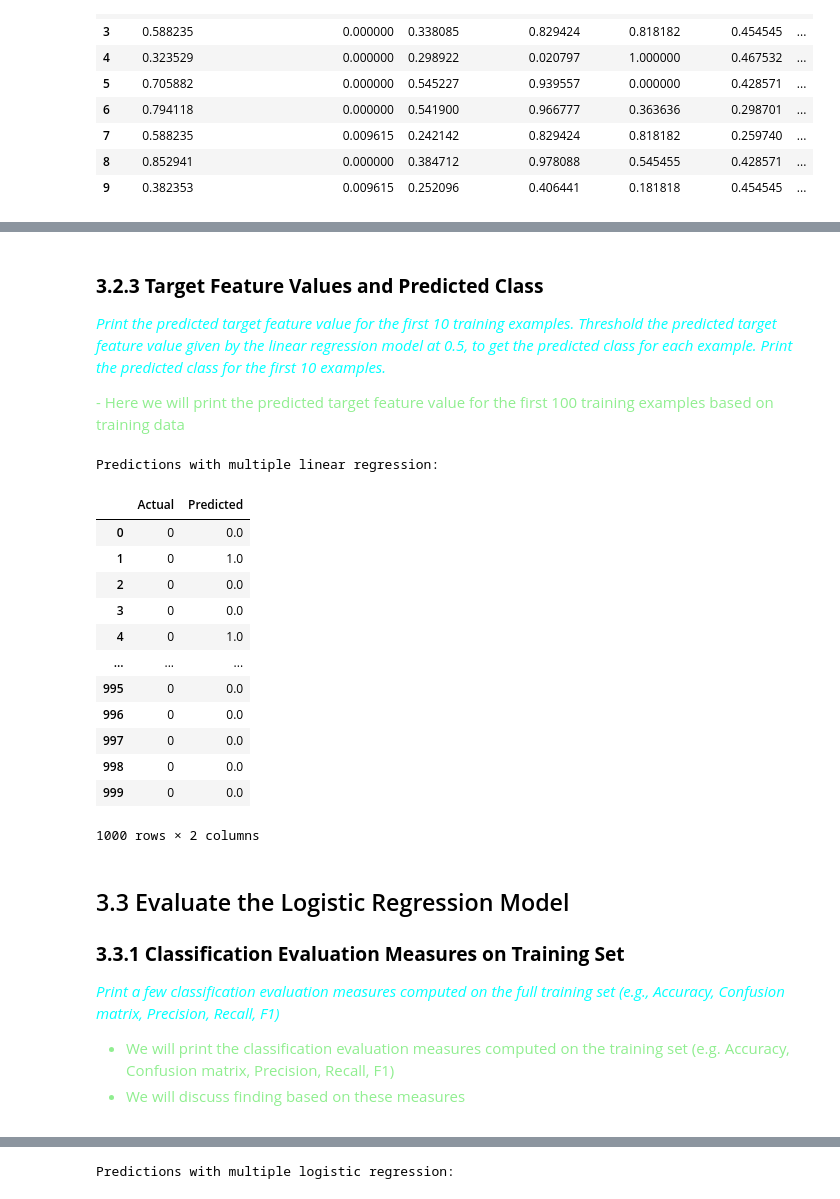
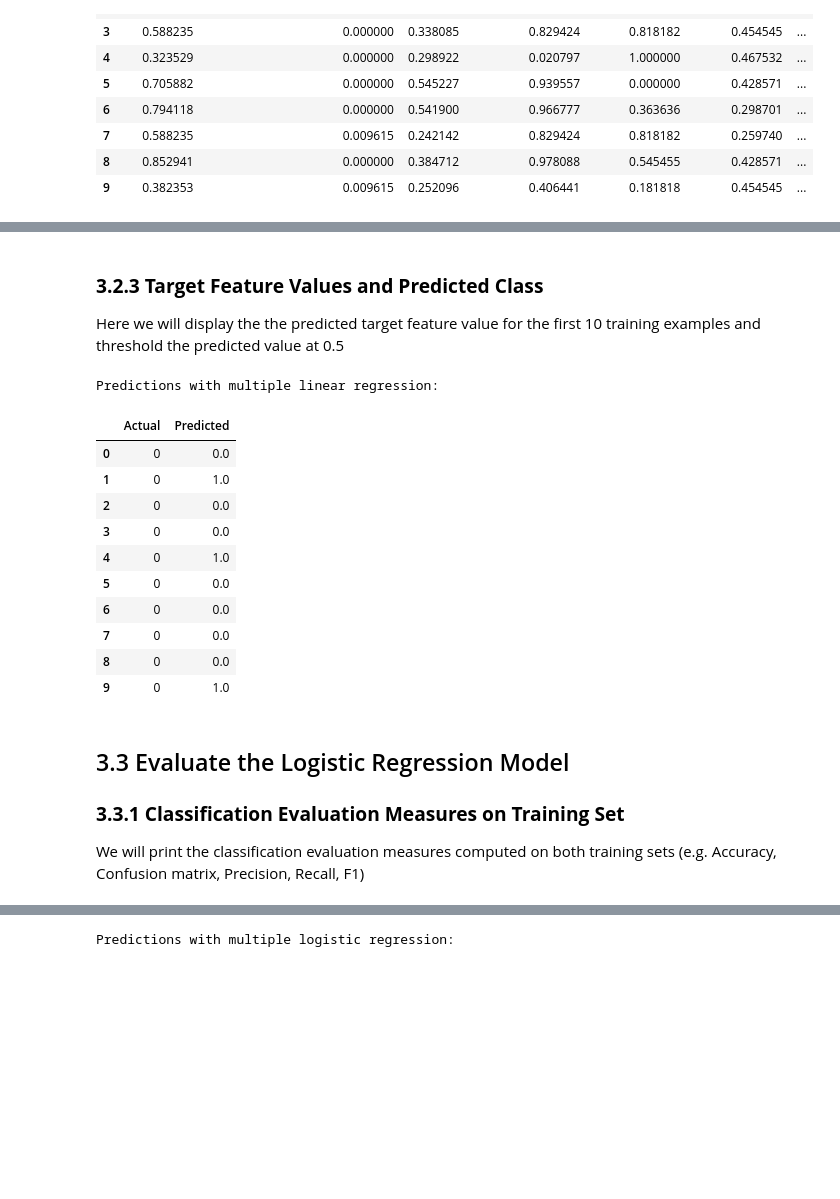
Before and after one commit to tlopesx/Assignment-2, a Jupyter notebook: 22202398_Submission/22202398-Homework2-Notebook.ipynb, the cells around one changed output, grey strips where cells are left out. Saved outputs shown, nothing was run; the diff lists cells and outputs as text; code cells hidden in the pictures; blank space fills up the shorter version.

```diff
--- a/22202398_Submission/22202398-Homework2-Notebook.ipynb
+++ b/22202398_Submission/22202398-Homework2-Notebook.ipynb
@@ -1695,45 +1718,35 @@ display(HTML(tabulate(sorted_feature_coefficients, headers=['Features', 'Coeffic
 # %% [markdown]
 
 ### **3.2.3 Target Feature Values and Predicted Class**
-<span style="color: cyan; font-style: italic;">  Print the predicted target feature value for the first 10 training examples. Threshold the predicted target feature value given by the linear regression model at 0.5, to get the predicted class for each example. Print the predicted class for the first 10 examples.</span>
 
-<div style="color: lightgreen">
-- Here we will print the predicted target feature value for the first 100 training examples based on training data
-</div>
+Here we will display the the predicted target feature value for the first 10 training examples and threshold the predicted value at 0.5
 # %%
 # calculate the prediction and threshold the value. If >= 0.5 its true
 multiple_logisticreg_predictions_train_log = (multiple_logisticreg.predict(X_train_log)>= 0.5) * 1.0
 multiple_logisticreg_predictions_train = (multiple_logisticreg.predict(X_train)>= 0.5) * 1.0
 
 print("\nPredictions with multiple linear regression: \n")
 actual_vs_predicted_multiplelogisticreg = pd.concat([pd.DataFrame(y_train_log, columns=['Actual']), pd.DataFrame(multiple_logisticreg_predictions_train, columns=['Predicted'])], axis=1)
 
-actual_vs_predicted_multiplelogisticreg.head(1000)
+actual_vs_predicted_multiplelogisticreg.head(10)
 # %% [output]
 Predictions with multiple linear regression:
 |  | Actual | Predicted |
 | 0 | 0 | 0.0 |
 | 1 | 0 | 1.0 |
 | 2 | 0 | 0.0 |
 | 3 | 0 | 0.0 |
 | 4 | 0 | 1.0 |
-| ... | ... | ... |
-| 995 | 0 | 0.0 |
-| 996 | 0 | 0.0 |
-| 997 | 0 | 0.0 |
-| 998 | 0 | 0.0 |
-| 999 | 0 | 0.0 |
+| 5 | 0 | 0.0 |
+| 6 | 0 | 0.0 |
+| 7 | 0 | 0.0 |
+| 8 | 0 | 0.0 |
+| 9 | 0 | 1.0 |
-1000 rows × 2 columns
 # %% [markdown]
 ## 3.3 Evaluate the Logistic Regression Model
 ### **3.3.1 Classification Evaluation Measures on Training Set**
-<span style="color: cyan; font-style: italic;">   Print a few classification evaluation measures computed on the full training set (e.g., Accuracy, Confusion matrix, Precision, Recall, F1)</span>
 
-<div style="color:lightgreen">
-
-- We will print the classification evaluation measures computed on the training set (e.g. Accuracy, Confusion matrix, Precision, Recall, F1)
-- We will discuss finding based on these measures
-</div>
+We will print the classification evaluation measures computed on both training sets (e.g. Accuracy, Confusion matrix, Precision, Recall, F1)
 # %%
 evaluate_classification('Oversampled Train', y_train_log, multiple_logisticreg_predictions_train_log)
 evaluate_classification('Not Oversampled Train', y_train, multiple_logisticreg_predictions_train)
```
Also changed, not shown: parts of 12 cells of this notebook.
